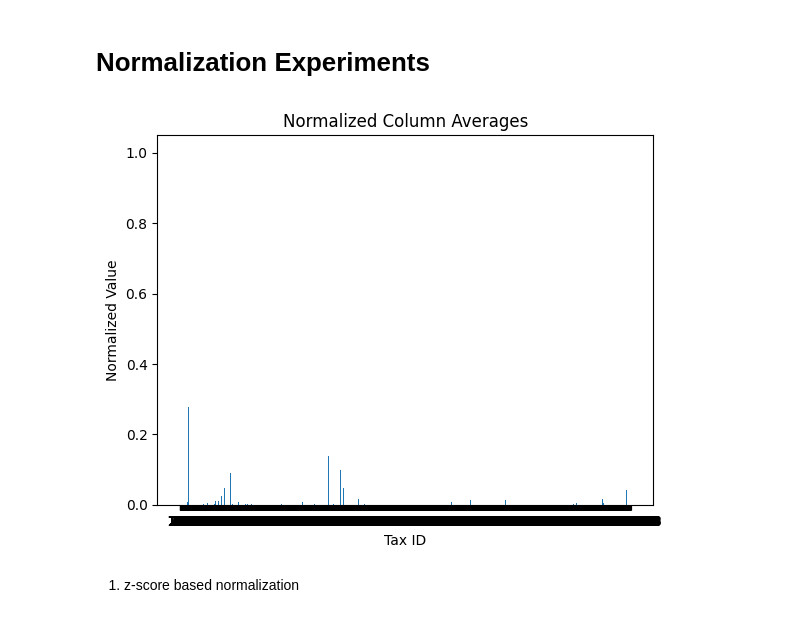
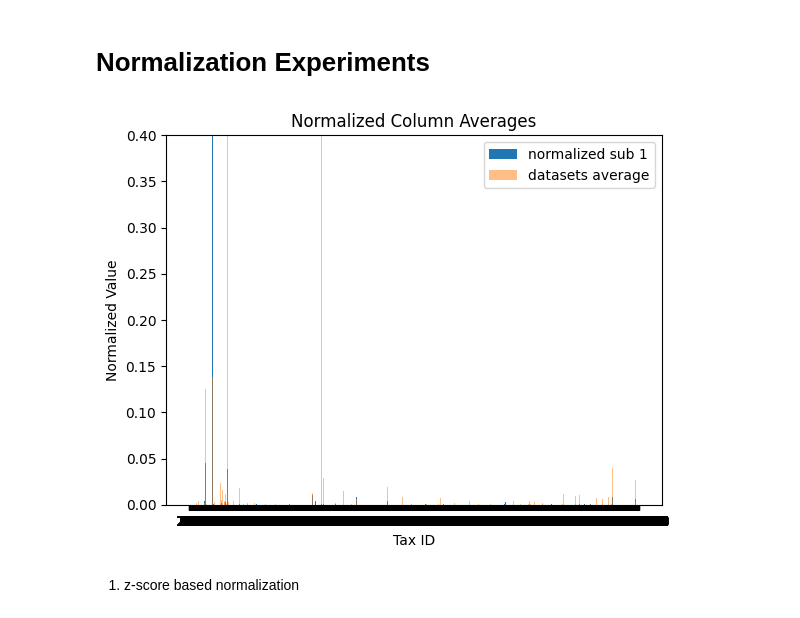
Before and after one commit to arobers1/CSYS5870, a Jupyter notebook: normalization_experiments.ipynb, the cells around one changed output. Saved outputs shown, nothing was run; the diff lists cells and outputs as text; code cells hidden in the pictures.

```diff
--- a/normalization_experiments.ipynb
+++ b/normalization_experiments.ipynb
@@ -29,26 +29,35 @@ name = file_names[0]
 df   = dfs[0]
 df = df.set_index(df.columns[0])
 # %%
+# Example bar plot for the first sample
+vector_scaled_df_max = normalize(df, norm="max")
+vector_scaled_df_max = pd.DataFrame(vector_scaled_df_max, columns = df.columns, index = df.index)
+
+plt.bar(vector_scaled_df_max.columns[:100], vector_scaled_df_max.iloc[0, :100], label="normalized sub 1")
+plt.ylim([0,0.4])
+
+
 # Calculate the average for each column
 column_averages = df.mean()
 
 # Reshape the data to fit the normalize input format
 column_averages_reshaped = column_averages.values.reshape(1, -1)
 
 # Use normalize to normalize the averages using the L2 norm
 normalized_averages = normalize(column_averages_reshaped, norm='max')
 
 # Convert the result back to a pandas Series
 normalized_averages_series = pd.Series(normalized_averages.flatten(), index=column_averages.index)
 
 # Plot the normalized column averages
-plt.bar(normalized_averages_series.index, normalized_averages_series)
+plt.bar(normalized_averages_series.index[:100], normalized_averages_series[:100], alpha=0.5, width=1.2 , label="datasets average")
 plt.title('Normalized Column Averages')
 plt.xlabel('Tax ID')
 plt.ylabel('Normalized Value')
+plt.legend()
 plt.show()
 # %% [output]
-[figure, old version]
+[figure, new version]
 # %% [markdown]
 1. z-score based normalization
 # %%
```
